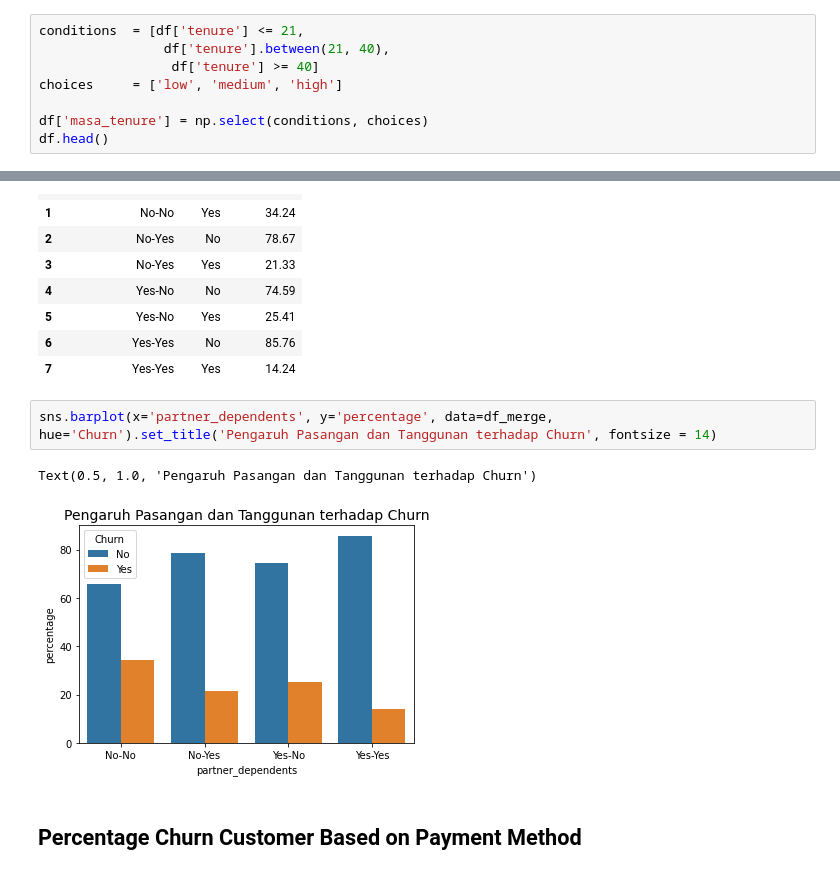
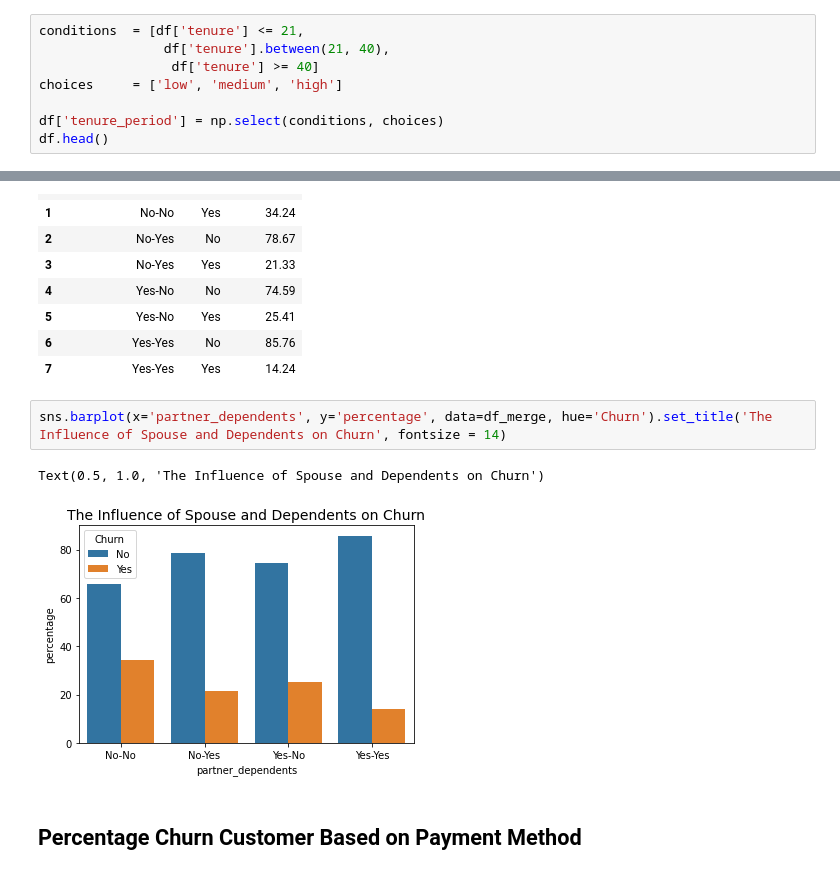
Before and after one commit to FarhaApita/Data-Visualization-Telco-Customer-Churn, a Jupyter notebook: Data Visualization.ipynb, the cells around one changed output, grey strips where cells are left out. Drawn from its saved outputs; the diff is of its cells as text.

```diff
--- a/Data Visualization.ipynb
+++ b/Data Visualization.ipynb
@@ -120,7 +120,7 @@ conditions  = [df['tenure'] <= 21,
                  df['tenure'] >= 40]
 choices     = ['low', 'medium', 'high']
 
-df['masa_tenure'] = np.select(conditions, choices)
+df['tenure_period'] = np.select(conditions, choices)
 df.head()
 # %% [output]
 |  | customerID | gender | SeniorCitizen | Partner | Dependents | tenure | PhoneService | MultipleLines | ... |
@@ -267,10 +261,10 @@ df_merge[['partner_dependents', 'Churn', 'percentage']]
 | 6 | Yes-Yes | No | 85.76 |
 | 7 | Yes-Yes | Yes | 14.24 |
 # %%
-sns.barplot(x='partner_dependents', y='percentage', data=df_merge, hue='Churn').set_title('Pengaruh Pasangan dan Tanggunan terhadap Churn', fontsize = 14)
+sns.barplot(x='partner_dependents', y='percentage', data=df_merge, hue='Churn').set_title('The Influence of Spouse and Dependents on Churn', fontsize = 14)
 # %% [output]
-Text(0.5, 1.0, 'Pengaruh Pasangan dan Tanggunan terhadap Churn')
+Text(0.5, 1.0, 'The Influence of Spouse and Dependents on Churn')
-[figure, old version]
+[figure, new version]
 # %% [markdown]
 ## Percentage Churn Customer Based on Payment Method
 # %%
```
Also changed, not shown: parts of 8 cells of this notebook.
